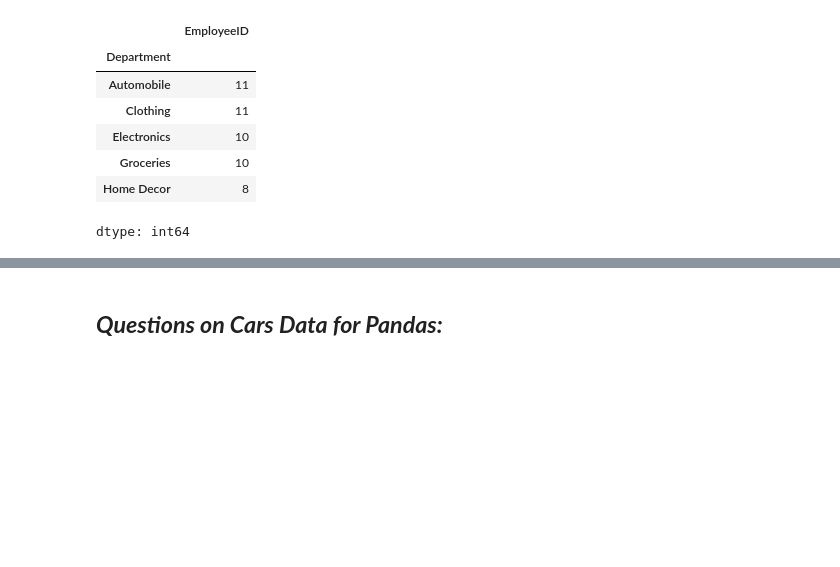
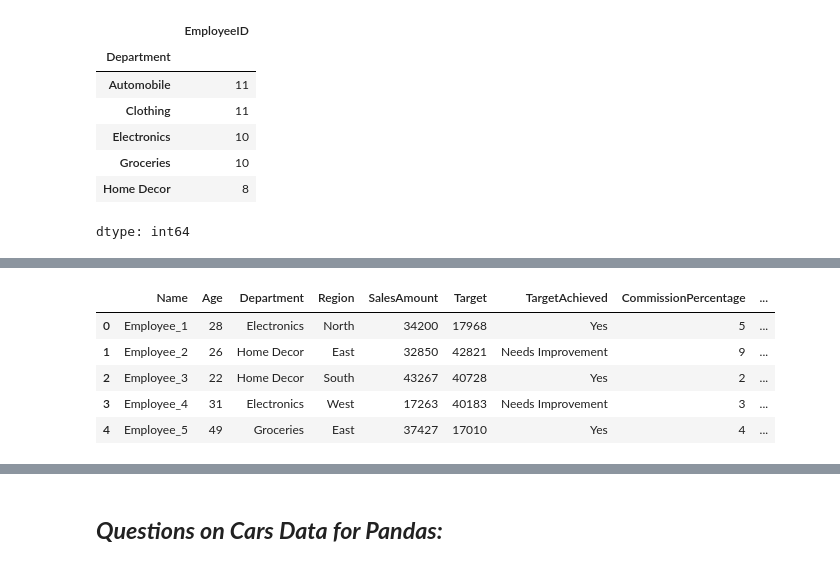
Before and after one commit to vaishnaviPatil1111/Python, a Jupyter notebook: Python_Pandas.ipynb, the cells around one changed output, grey strips where cells are left out. Saved outputs shown, nothing was run; the diff lists cells and outputs as text; code cells hidden in the pictures; blank space fills up the shorter version.

```diff
--- a/Python_Pandas.ipynb
+++ b/Python_Pandas.ipynb
@@ -509,2 +513,3 @@ dtype: int64
 # %%
 #33.	Replace all employees who did not achieve the target with "Needs Improvement" in the TargetAchieved column.
+df['TargetAchieved'].replace('No','Needs Improvement',inplace=True)
@@ -511,4 +523,6 @@ dtype: int64
 # %%
 #34.	Create a new column PerformanceLevel with values: "High" if SalesAmount > 40000, "Medium" if between 20000-40000, else "Low".
+df['PerformanceLevel'] = df['SalesAmount'].apply(lambda i: 'High' if i > 40000 else ('Medium' if i > 20000 else 'Low'))
 # %%
 #35.	Convert Age column to an integer type.
+df['Age']=df['Age'].astype('int')
@@ -515,5 +549,16 @@ dtype: int64
 # %%
 #36.	Create a new column AboveAverageEarnings, which is "Yes" if TotalEarnings is above the average.
+avg_earning= df['TotalEarnings'].mean()
+df['AboveAverageEarnings']=df['TotalEarnings'].apply(lambda x: 'Yes' if x > avg_earning else 'No')
+# %%
+df.head()
+# %% [output]
+|  | Name | Age | Department | Region | SalesAmount | Target | TargetAchieved | CommissionPercentage | ... |
+| 0 | Employee_1 | 28 | Electronics | North | 34200 | 17968 | Yes | 5 | ... |
+| 1 | Employee_2 | 26 | Home Decor | East | 32850 | 42821 | Needs Improvement | 9 | ... |
+| 2 | Employee_3 | 22 | Home Decor | South | 43267 | 40728 | Yes | 2 | ... |
+| 3 | Employee_4 | 31 | Electronics | West | 17263 | 40183 | Needs Improvement | 3 | ... |
+| 4 | Employee_5 | 49 | Groceries | East | 37427 | 17010 | Yes | 4 | ... |
 # %%
 #37.	Convert the Department column to a categorical data type.
 # %%
```
Also changed, not shown: parts of 7 cells of this notebook.
